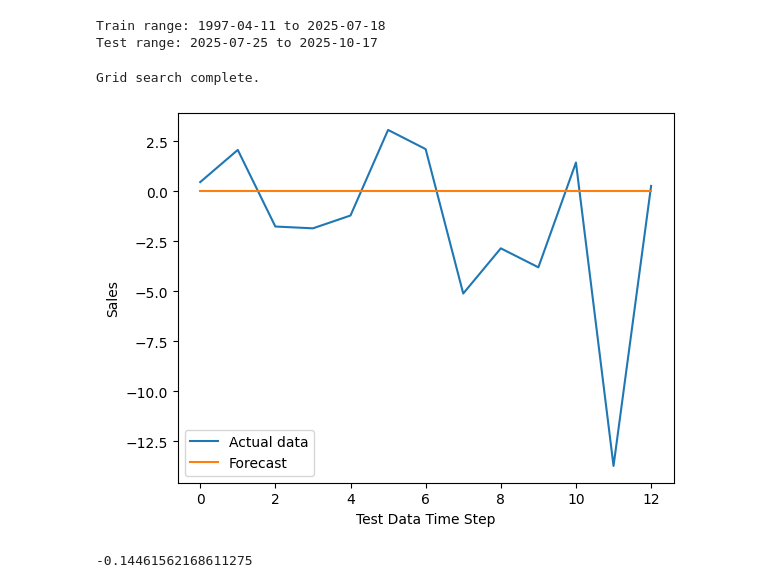
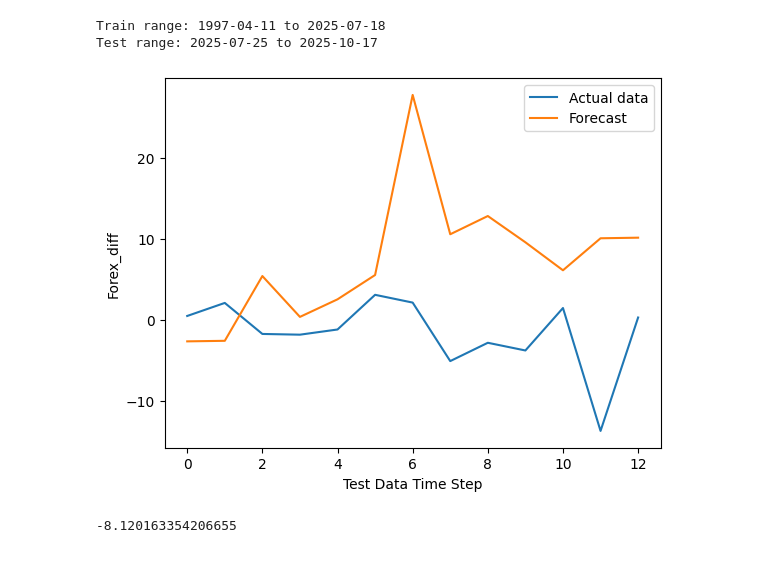
Before and after one commit to Samuel-Ozechi/NGForexCast, a Jupyter notebook: notebooks/SARIMAX.ipynb, the cells around one changed output. Saved outputs shown, nothing was run; the diff lists cells and outputs as text; code cells hidden in the pictures.

```diff
--- a/notebooks/SARIMAX.ipynb
+++ b/notebooks/SARIMAX.ipynb
@@ -54,6 +51,10 @@ df_feat.head()
 # %%
 # Convert transaction_time column to date format
 df_feat["Date"] = pd.to_datetime(df_feat["Date"], errors="coerce")
+df_feat.set_index("Date", inplace=True)
+# %%
+# Replace infinities with NaN, inspect and clean
+df_feat.replace([np.inf, -np.inf], 0, inplace=True)
 # %%
 # Train-test split (time split)
 test_size = int(len(df_feat)*0.012)
@@ -141,18 +69,22 @@ else:
-# %%
-print("Grid search complete.")
-# %% [output]
-Grid search complete.
-# %%
-mod = sm.tsa.statespace.SARIMAX(train["diff"], order=(0,0,0), seasonal_order=(0,0,0,52))
-res = mod.fit(disp=False)
-fcst = res.forecast(len(test))
-plt.plot(list(test["diff"]))
-plt.plot(list(fcst))
-plt.legend(['Actual data', 'Forecast'])
-plt.ylabel('Sales')
-plt.xlabel('Test Data Time Step')
-plt.show()
-r2_score(test["diff"], fcst)
-# %% [output]
-[figure, removed]
--0.14461562168611275
+# %%
+# Fit SARIMAX model
+mod = SARIMAX(
+    endog=train['diff'],
+    exog=train.drop("diff", axis=1),
+    order=(1,1,1),
+    seasonal_order=(1,1,1,52),
+)
+# %%
+# Test the model and plot results
+res = mod.fit(disp=False)
+fcst = res.forecast(steps=len(test), exog = test.drop("diff", axis=1))
+plt.plot(list(test["diff"]))
+plt.plot(list(fcst))
+plt.legend(['Actual data', 'Forecast'])
+plt.ylabel('Forex_diff')
+plt.xlabel('Test Data Time Step')
+plt.show()
+r2_score(test["diff"], fcst)
+# %% [output]
+[figure, added]
+-8.120163354206655
```
Also changed, not shown: parts of 5 cells of this notebook, 1 other file.
